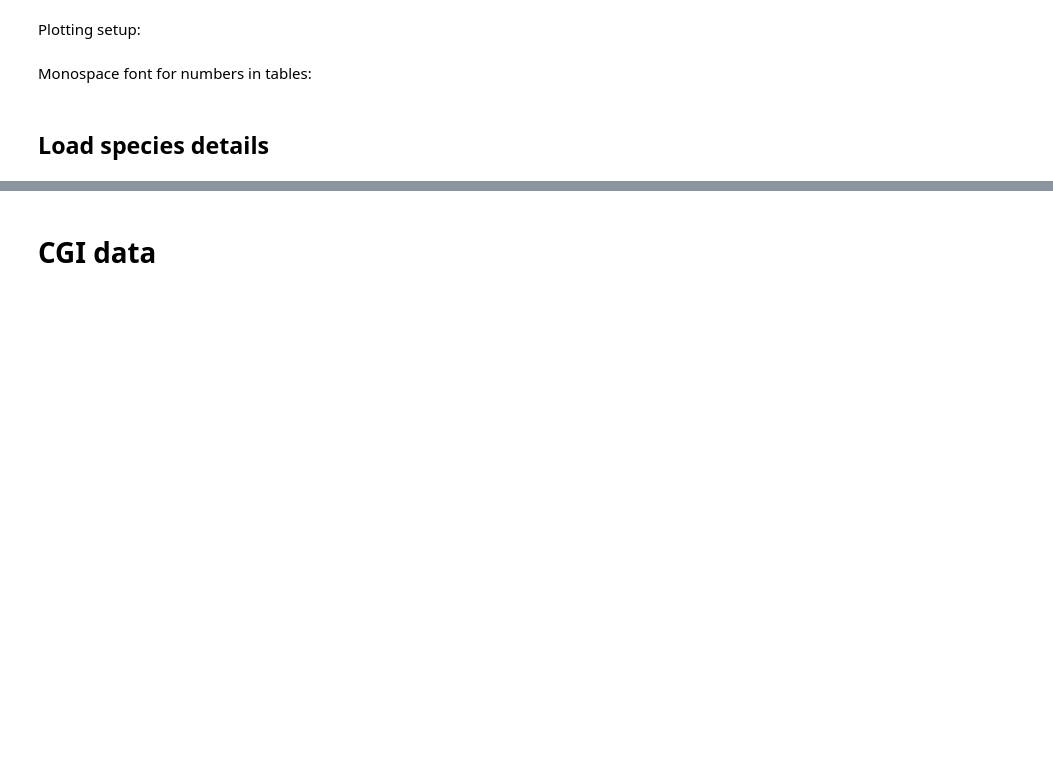
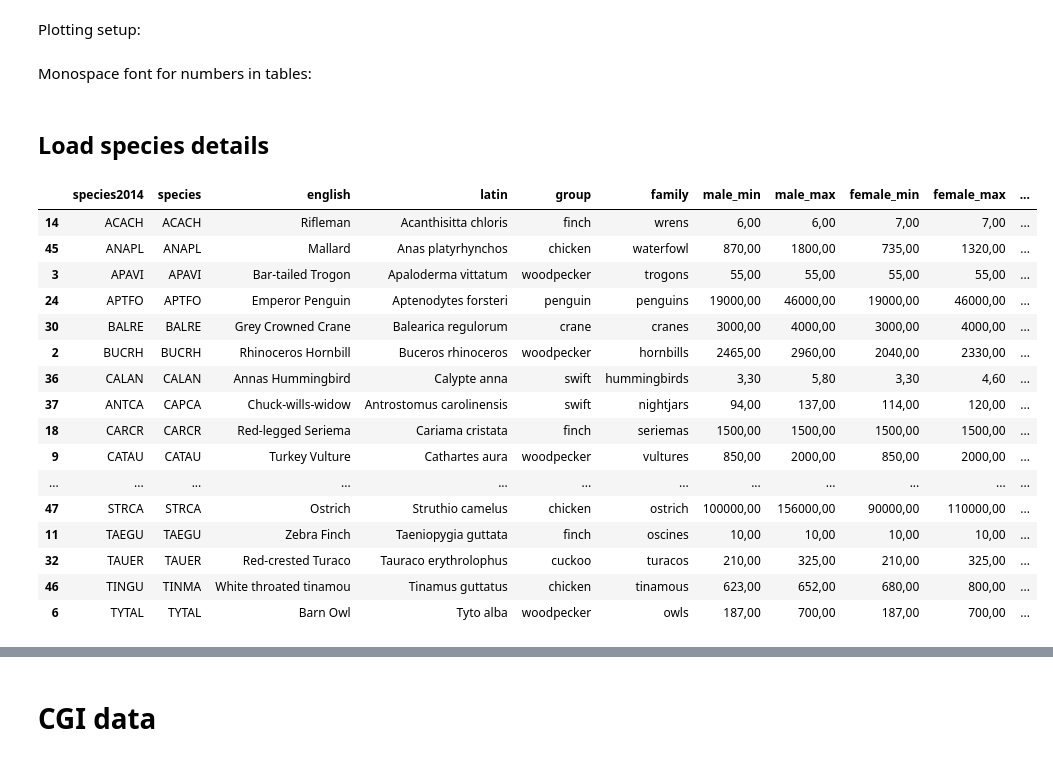
Before and after one commit to munch-group/bird-hotspots, a Jupyter notebook: notebooks/02_big_data_frames.ipynb, the cells around one changed output, grey strips where cells are left out. Cells and saved outputs as stored; diff of their text form; code cells hidden in the pictures; blank space fills up the shorter version.

```diff
--- a/notebooks/02_big_data_frames.ipynb
+++ b/notebooks/02_big_data_frames.ipynb
@@ -73,4 +73,24 @@ remapped_data_path = Path('../data/composition_cpg_remapped')
 ## Load species details
 # %%
 species_details = pd.read_csv('../data/species_details.txt', sep='\t')
-species_details.head()
+with pd.option_context('display.max_rows', None):
+    display(species_details.sort_values(by='species'))
+#species_details.head()
+# %% [output]
+|  | species2014 | species | english | latin | group | family | male_min | male_max | female_min | female_max | ... |
+| 14 | ACACH | ACACH | Rifleman | Acanthisitta chloris | finch | wrens | 6,00 | 6,00 | 7,00 | 7,00 | ... |
+| 45 | ANAPL | ANAPL | Mallard | Anas platyrhynchos | chicken | waterfowl | 870,00 | 1800,00 | 735,00 | 1320,00 | ... |
+| 3 | APAVI | APAVI | Bar-tailed Trogon | Apaloderma vittatum | woodpecker | trogons | 55,00 | 55,00 | 55,00 | 55,00 | ... |
+| 24 | APTFO | APTFO | Emperor Penguin | Aptenodytes forsteri | penguin | penguins | 19000,00 | 46000,00 | 19000,00 | 46000,00 | ... |
+| 30 | BALRE | BALRE | Grey Crowned Crane | Balearica regulorum | crane | cranes | 3000,00 | 4000,00 | 3000,00 | 4000,00 | ... |
+| 2 | BUCRH | BUCRH | Rhinoceros Hornbill | Buceros rhinoceros | woodpecker | hornbills | 2465,00 | 2960,00 | 2040,00 | 2330,00 | ... |
+| 36 | CALAN | CALAN | Annas Hummingbird | Calypte anna | swift | hummingbirds | 3,30 | 5,80 | 3,30 | 4,60 | ... |
+| 37 | ANTCA | CAPCA | Chuck-wills-widow | Antrostomus carolinensis | swift | nightjars | 94,00 | 137,00 | 114,00 | 120,00 | ... |
+| 18 | CARCR | CARCR | Red-legged Seriema | Cariama cristata | finch | seriemas | 1500,00 | 1500,00 | 1500,00 | 1500,00 | ... |
+| 9 | CATAU | CATAU | Turkey Vulture | Cathartes aura | woodpecker | vultures | 850,00 | 2000,00 | 850,00 | 2000,00 | ... |
+| ... | ... | ... | ... | ... | ... | ... | ... | ... | ... | ... | ... |
+| 47 | STRCA | STRCA | Ostrich | Struthio camelus | chicken | ostrich | 100000,00 | 156000,00 | 90000,00 | 110000,00 | ... |
+| 11 | TAEGU | TAEGU | Zebra Finch | Taeniopygia guttata | finch | oscines | 10,00 | 10,00 | 10,00 | 10,00 | ... |
+| 32 | TAUER | TAUER | Red-crested Turaco | Tauraco erythrolophus | cuckoo | turacos | 210,00 | 325,00 | 210,00 | 325,00 | ... |
+| 46 | TINGU | TINMA | White throated tinamou | Tinamus guttatus | chicken | tinamous | 623,00 | 652,00 | 680,00 | 800,00 | ... |
+| 6 | TYTAL | TYTAL | Barn Owl | Tyto alba | woodpecker | owls | 187,00 | 700,00 | 187,00 | 700,00 | ... |
```
Also changed, not shown: parts of 77 cells of this notebook, 8 other files.
